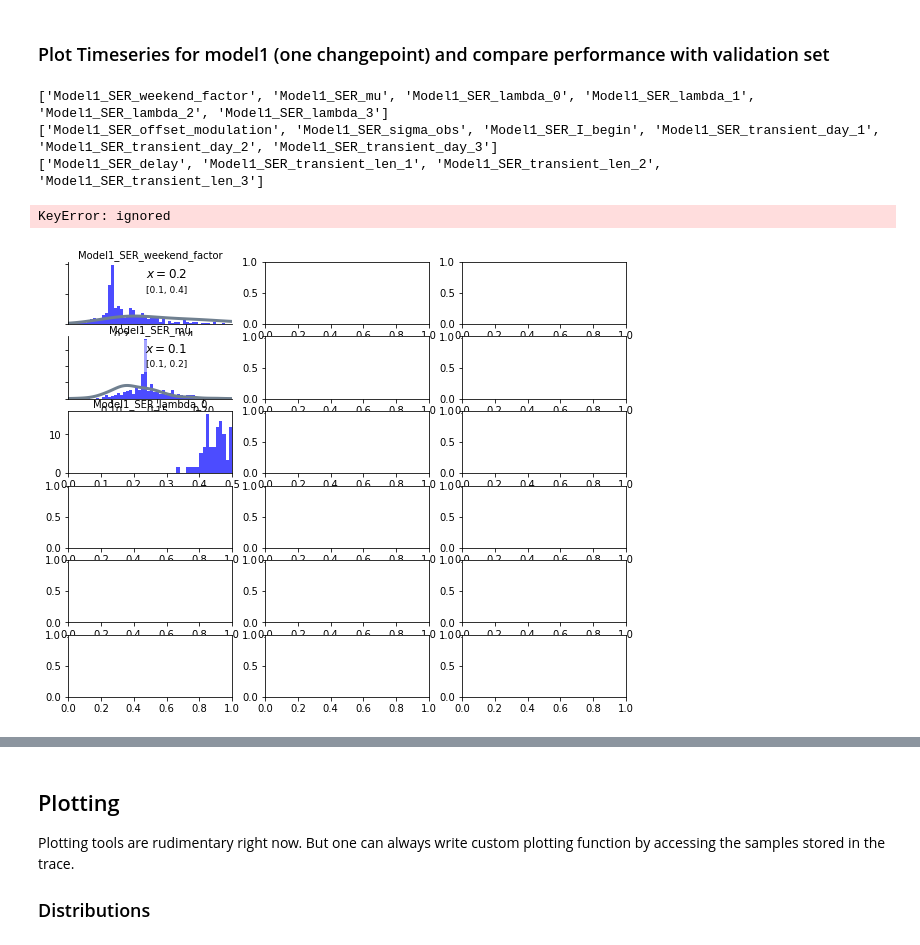
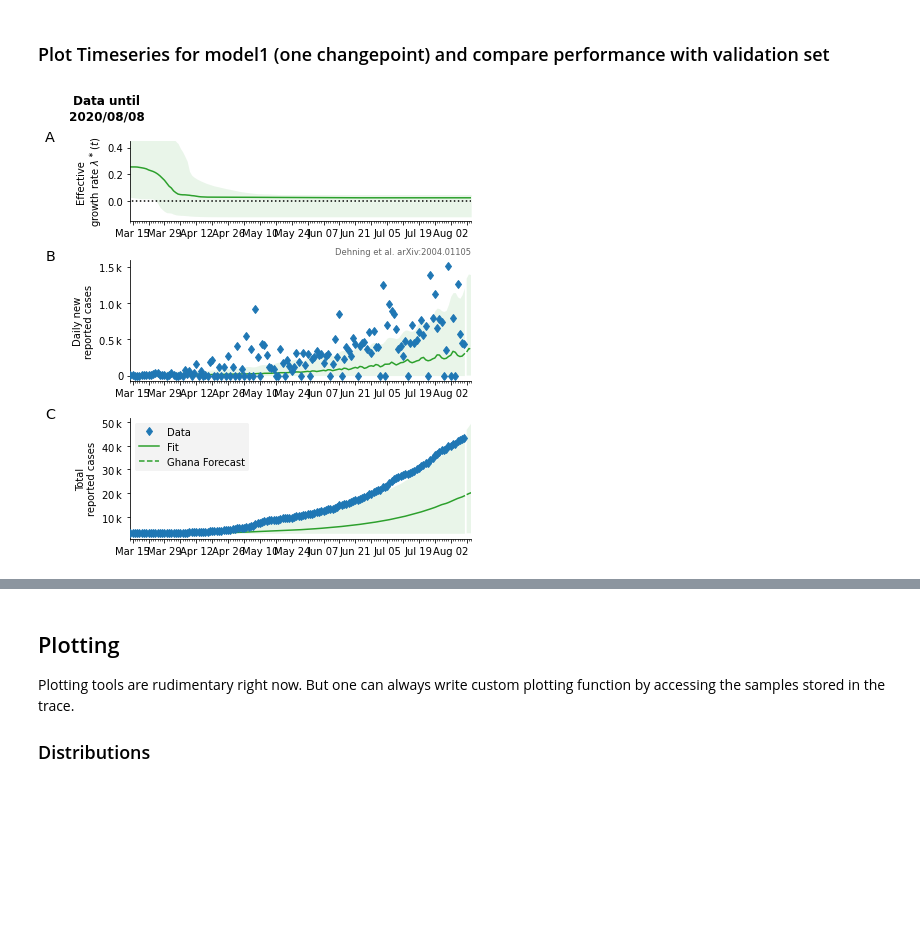
Before and after one commit to Patrick5455/Change-Point-Analysis-of-Covid19-Bayesian-Inference-SIR-SEIR-Modelling, a Jupyter notebook: dependencies/covid19_inference-master/scripts/interactive/example_one_bundesland.ipynb, the cells around one changed output, grey strips where cells are left out. Saved outputs shown, nothing was run; the diff lists cells and outputs as text; code cells hidden in the pictures; blank space fills up the shorter version.

```diff
--- a/dependencies/covid19_inference-master/scripts/interactive/example_one_bundesland.ipynb
+++ b/dependencies/covid19_inference-master/scripts/interactive/example_one_bundesland.ipynb
@@ -103,18 +120,34 @@ def save_load_modelTrace (action, modelTrace, modelTrace_name='new_model.pickle'
 # %%
 def plot_timeseries(model, model_trace, start=None, end=None,
                     file_name="new_timeseries.png", offset=3000,
+                    path = '/content/gdrive/My Drive/10Academy/projects/Ghana_SER_Model/visuals/',
                     add_more_later=False
                     ):
-  fig, axes = cov19.plot.timeseries_overview(model, model_trace,annotate_watermark=True,
 
-                                             save_to="/content/visuals"+file_name, forecast_label='Ghana Forecast',
+  if start and end:
+    fig, axes = cov19.plot.timeseries_overview(model, model_trace,annotate_watermark=True,
+
+                                             save_to=path+file_name, forecast_label='Ghana Forecast',
 
                                              forecast_heading="Ghana Covid19 Forecast",
 
                                              add_more_later=add_more_later,
 
                                      offset=offset, start=datetime.datetime(start), end=datetime.datetime(end))
-  return fig
+
+  else:
+      fig, axes = cov19.plot.timeseries_overview(model, model_trace,annotate_watermark=True,
+
+                                             save_to=path+file_name, forecast_label='Ghana Forecast',
+
+                                             forecast_heading="Ghana Covid19 Forecast",
+
+                                             add_more_later=add_more_later,
+
+                                     offset=offset)
+  #plt.savefig(fname=path+file_name, format='png')
+
+  #return fig
 # %% [markdown]
 #### Plot simple timeseries
 # %%
@@ -552,0 +583,6 @@ INFO     [covid19_inference.model.week_modulation] Week modulation
+# %%
+#save model
+save_load_model("wb", model1, "model1.pickle")
+#load model
+model1 = save_load_model("rb", model_name="model1.pickle")
+model1
@@ -559,7 +597,7 @@ The number of parallel runs can be set with the argument `cores=`.
 In particular, due to a bug in Theano, Windows users should set `cores=1`.
 The sampling can take a long time.
 # %%
-model1 =  pm.sample(model=this_model, cores=4, tune=50, draws=100, init="advi+adapt_diag")
+model1_trace =  pm.sample(model=model1, cores=4, tune=50, draws=100, init="advi+adapt_diag")
 # %% [output]
 Only 100 samples in chain.
 WARNING  [pymc3] Only 100 samples in chain.
@@ -580,6 +622,6 @@ Save Model
 # %%
-#save model1
-save_load_modelTrace("wb", model1, modelTrace_name="model1.pickle")
-#load model1
-model1=save_load_modelTrace("rb", model1, modelTrace_name="model1.pickle")
+#save model1_trace
+save_load_modelTrace("wb", model1_trace, modelTrace_name="model1.pickle")
+#load model1_trace
+model1_trace=save_load_modelTrace("rb", modelTrace_name="model1.pickle")
 # %%
@@ -607,10 +651,6 @@ KeyError: ignored
 # %% [markdown]
 ### Plot Timeseries for model1 (one changepoint) and compare performance with validation set
-# %%
-plot_distributions(model=this_model,model_trace=model1, color='b')
-# %% [output]
-['Model1_SER_weekend_factor', 'Model1_SER_mu', 'Model1_SER_lambda_0', 'Model1_SER_lambda_1', 'Model1_SER_lambda_2', 'Model1_SER_lambda_3']
-['Model1_SER_offset_modulation', 'Model1_SER_sigma_obs', 'Model1_SER_I_begin', 'Model1_SER_transient_day_1', 'Model1_SER_transient_day_2', 'Model1_SER_transient_day_3']
-['Model1_SER_delay', 'Model1_SER_transient_len_1', 'Model1_SER_transient_len_2', 'Model1_SER_transient_len_3']
-KeyError: ignored
-[figure, removed]
+# %%
+plot_timeseries(model1, model1_trace, file_name="model1_timeseries.png")
+# %% [output]
+[figure, added]
```
Also changed, not shown: parts of 25 cells of this notebook.
